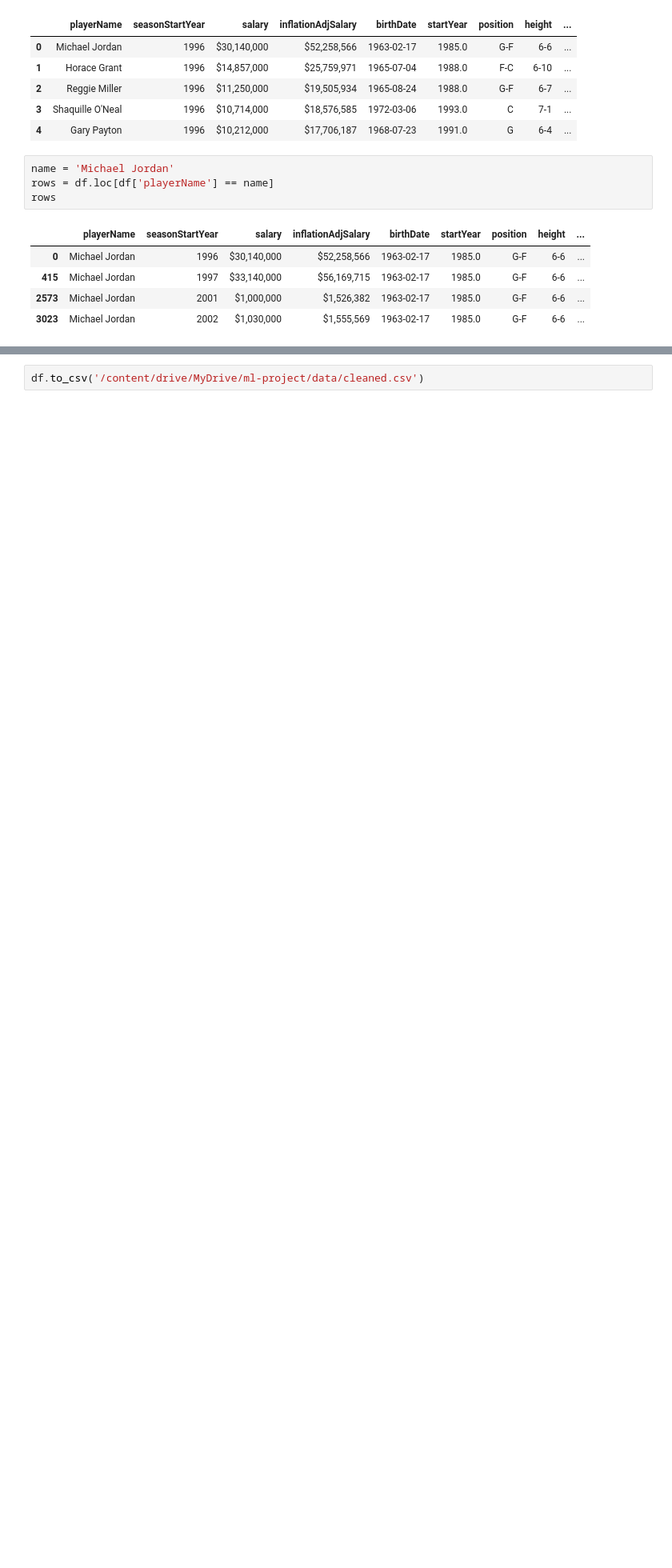
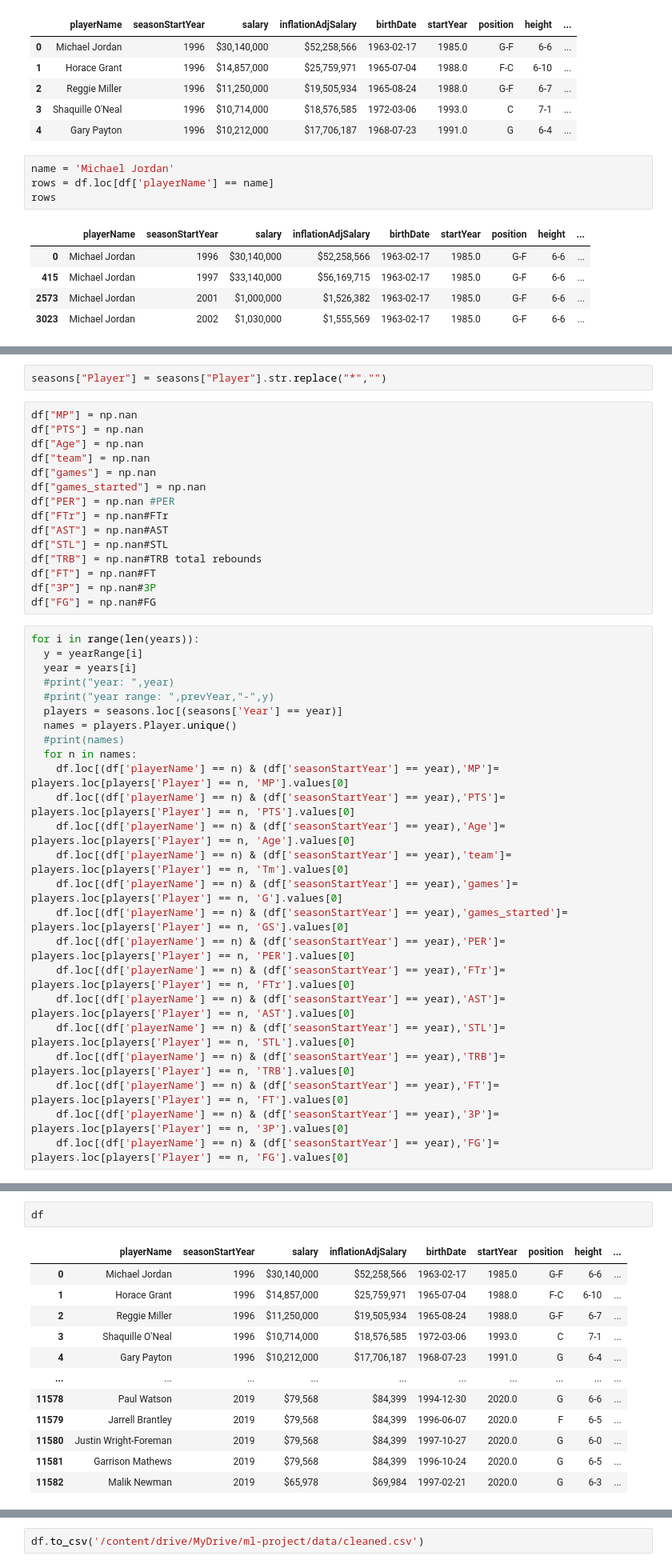
Before and after one commit to RiyaAg/EECS-545---Predicting-NBA-Player-s-Salary, a Jupyter notebook: ml_clean_data.ipynb, the cells around one changed output, grey strips where cells are left out. Shown: that part at 80% size. Saved outputs shown, nothing was run; the diff lists cells and outputs as text; blank space fills up the shorter version.

Commit message:
add season stats 1

```diff
--- a/ml_clean_data.ipynb
+++ b/ml_clean_data.ipynb
@@ -102,0 +154,41 @@ rows
+# %%
+seasons["Player"] = seasons["Player"].str.replace("*","")
+# %%
+df["MP"] = np.nan
+df["PTS"] = np.nan
+df["Age"] = np.nan
+df["team"] = np.nan
+df["games"] = np.nan
+df["games_started"] = np.nan
+df["PER"] = np.nan #PER
+df["FTr"] = np.nan#FTr
+df["AST"] = np.nan#AST
+df["STL"] = np.nan#STL
+df["TRB"] = np.nan#TRB total rebounds
+df["FT"] = np.nan#FT
+df["3P"] = np.nan#3P
+df["FG"] = np.nan#FG
+# %%
+for i in range(len(years)):
+  y = yearRange[i]
+  year = years[i]
+  #print("year: ",year)
+  #print("year range: ",prevYear,"-",y)
+  players = seasons.loc[(seasons['Year'] == year)]
+  names = players.Player.unique()
+  #print(names)
+  for n in names:
+    df.loc[(df['playerName'] == n) & (df['seasonStartYear'] == year),'MP']= players.loc[players['Player'] == n, 'MP'].values[0]
+    df.loc[(df['playerName'] == n) & (df['seasonStartYear'] == year),'PTS']= players.loc[players['Player'] == n, 'PTS'].values[0]
+    df.loc[(df['playerName'] == n) & (df['seasonStartYear'] == year),'Age']= players.loc[players['Player'] == n, 'Age'].values[0]
+    df.loc[(df['playerName'] == n) & (df['seasonStartYear'] == year),'team']= players.loc[players['Player'] == n, 'Tm'].values[0]
+    df.loc[(df['playerName'] == n) & (df['seasonStartYear'] == year),'games']= players.loc[players['Player'] == n, 'G'].values[0]
+    df.loc[(df['playerName'] == n) & (df['seasonStartYear'] == year),'games_started']= players.loc[players['Player'] == n, 'GS'].values[0]
+    df.loc[(df['playerName'] == n) & (df['seasonStartYear'] == year),'PER']= players.loc[players['Player'] == n, 'PER'].values[0]
+    df.loc[(df['playerName'] == n) & (df['seasonStartYear'] == year),'FTr']= players.loc[players['Player'] == n, 'FTr'].values[0]
+    df.loc[(df['playerName'] == n) & (df['seasonStartYear'] == year),'AST']= players.loc[players['Player'] == n, 'AST'].values[0]
+    df.loc[(df['playerName'] == n) & (df['seasonStartYear'] == year),'STL']= players.loc[players['Player'] == n, 'STL'].values[0]
+    df.loc[(df['playerName'] == n) & (df['seasonStartYear'] == year),'TRB']= players.loc[players['Player'] == n, 'TRB'].values[0]
+    df.loc[(df['playerName'] == n) & (df['seasonStartYear'] == year),'FT']= players.loc[players['Player'] == n, 'FT'].values[0]
+    df.loc[(df['playerName'] == n) & (df['seasonStartYear'] == year),'3P']= players.loc[players['Player'] == n, '3P'].values[0]
+    df.loc[(df['playerName'] == n) & (df['seasonStartYear'] == year),'FG']= players.loc[players['Player'] == n, 'FG'].values[0]
@@ -102,0 +205,15 @@ rows
+# %%
+df
+# %% [output]
+|  | playerName | seasonStartYear | salary | inflationAdjSalary | birthDate | startYear | position | height | ... |
+| 0 | Michael Jordan | 1996 | $30,140,000 | $52,258,566 | 1963-02-17 | 1985.0 | G-F | 6-6 | ... |
+| 1 | Horace Grant | 1996 | $14,857,000 | $25,759,971 | 1965-07-04 | 1988.0 | F-C | 6-10 | ... |
+| 2 | Reggie Miller | 1996 | $11,250,000 | $19,505,934 | 1965-08-24 | 1988.0 | G-F | 6-7 | ... |
+| 3 | Shaquille O'Neal | 1996 | $10,714,000 | $18,576,585 | 1972-03-06 | 1993.0 | C | 7-1 | ... |
+| 4 | Gary Payton | 1996 | $10,212,000 | $17,706,187 | 1968-07-23 | 1991.0 | G | 6-4 | ... |
+| ... | ... | ... | ... | ... | ... | ... | ... | ... | ... |
+| 11578 | Paul Watson | 2019 | $79,568 | $84,399 | 1994-12-30 | 2020.0 | G | 6-6 | ... |
+| 11579 | Jarrell Brantley | 2019 | $79,568 | $84,399 | 1996-06-07 | 2020.0 | F | 6-5 | ... |
+| 11580 | Justin Wright-Foreman | 2019 | $79,568 | $84,399 | 1997-10-27 | 2020.0 | G | 6-0 | ... |
+| 11581 | Garrison Mathews | 2019 | $79,568 | $84,399 | 1996-10-24 | 2020.0 | G | 6-5 | ... |
+| 11582 | Malik Newman | 2019 | $65,978 | $69,984 | 1997-02-21 | 2020.0 | G | 6-3 | ... |
```
Also changed, not shown: parts of 9 cells of this notebook, 2 other files.
